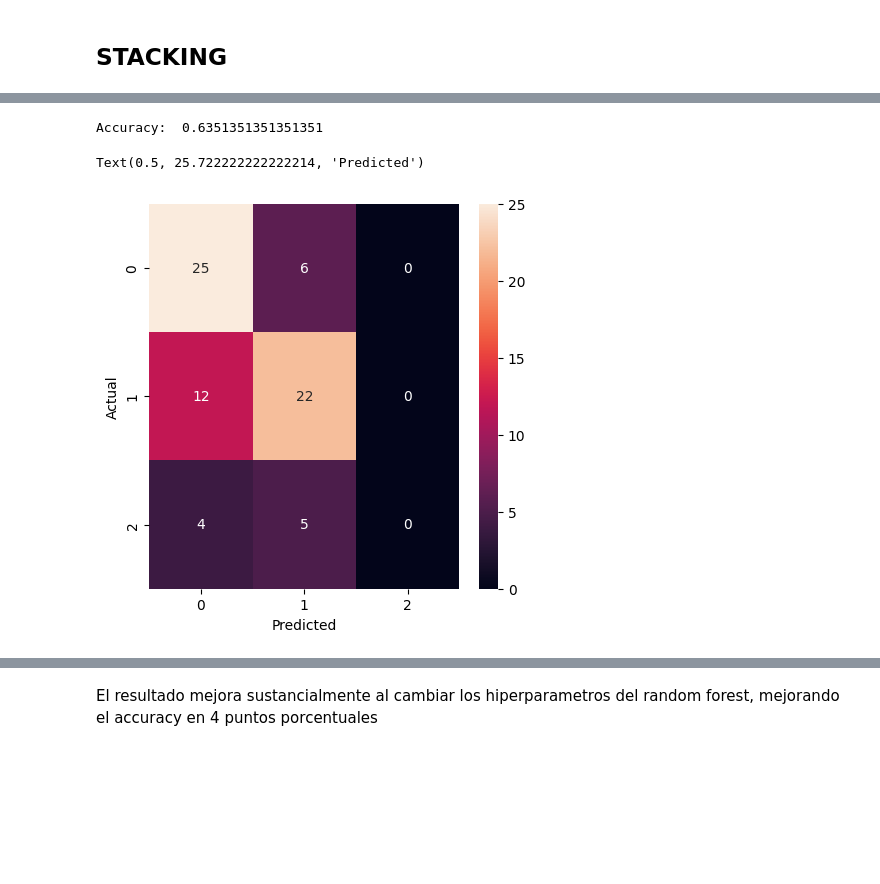
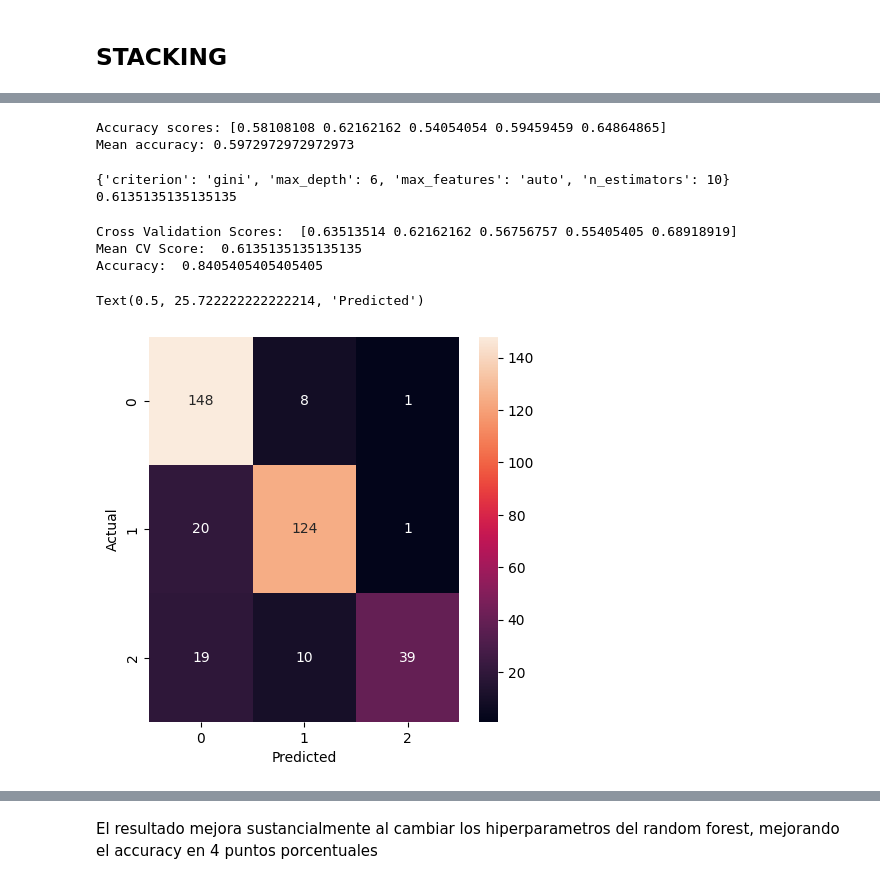
Before and after one commit to unaimleal/spri_reto_07_morado, a Jupyter notebook: modelado_adquisicion.ipynb, the cells around one changed output, grey strips where cells are left out. Drawn from its saved outputs; the diff is of its cells as text; code cells hidden in the pictures; blank space fills up the shorter version.

```diff
--- a/modelado_adquisicion.ipynb
+++ b/modelado_adquisicion.ipynb
@@ -12,6 +15,9 @@ warnings.filterwarnings("ignore", category=ConvergenceWarning)
 # %%
 CARPETA_DATOS_LIMPIOS = 'Datos/Limpios/'
 df= pd.read_csv(os.path.join(CARPETA_DATOS_LIMPIOS, 'df_adquisicion.csv'))
+lista_variables= ['growth_stage', 'startup', 'b2b_b2c', 'Nombre_sabi']
+df = df.drop(lista_variables, axis=1)
+
 df_missings= pd.read_csv(os.path.join(CARPETA_DATOS_LIMPIOS, 'df_adquisicion_missings.csv'))
 # %% [markdown]
 # Se entrenan los modelos con el df completo
@@ -41,5 +42,5 @@ X_training, X_validation, y_training, y_validation = train_test_split(X_train, y
 from tpot import TPOTClassifier
 
 tpot = TPOTClassifier(generations=5, population_size=50, verbosity=2, random_state=42, n_jobs=-1)
-tpot.fit(X_training, y_training)
+tpot.fit(X_train, y_train)
 # %% [output]
@@ -161,19 +159,62 @@ Text(0.5, 25.722222222222214, 'Predicted')
+# %%
+# bagging
+from sklearn.ensemble import BaggingClassifier
+
+clf = BaggingClassifier(base_estimator=RandomForestClassifier(), n_estimators=10, random_state=0)
+
+scores = cross_val_score(clf, X_train, y_train, cv=5)
+
+print('Accuracy scores:', scores)
+print('Mean accuracy:', scores.mean())
+# %% [output]
+Accuracy scores: [0.58108108 0.62162162 0.54054054 0.59459459 0.64864865]
+Mean accuracy: 0.5972972972972973
+# %%
+# se hace un grid search para encontrar los mejores parametros para el modelo
+
+from sklearn.model_selection import GridSearchCV
+
+param_grid = {
+    'n_estimators': [10, 50, 100, 200, 500],
+    'max_features': ['auto', 'sqrt', 'log2'],
+    'max_depth' : [4,5,6,7,8],
+    'criterion' :['gini', 'entropy']
+}
+
+CV_rfc = GridSearchCV(estimator=RandomForestClassifier(random_state=0), param_grid=param_grid, cv= 5)
+CV_rfc.fit(X_train, y_train)
+
+print(CV_rfc.best_params_)
+print(CV_rfc.best_score_)
+# %% [output]
+{'criterion': 'gini', 'max_depth': 6, 'max_features': 'auto', 'n_estimators': 10}
+0.6135135135135135
 # %%
-# bagging
+# se prueba el modelo con los hiperparametros encontrados
 
-from sklearn.ensemble import BaggingClassifier
+rf_mejorado = RandomForestClassifier(n_estimators=10, max_features='auto', max_depth=6, criterion='gini', random_state=0)
 
-clf = BaggingClassifier(base_estimator=RandomForestClassifier(), n_estimators=10, random_state=0).fit(X_training, y_training)
+scores = cross_val_score(rf_mejorado, X_train, y_train, cv=5)
 
-prediccion = clf.predict(X_validation)
-print('Accuracy: ', accuracy_score(y_validation, prediccion))
-# plot confusion matrix
-cm = confusion_matrix(y_validation, prediccion)
+print('Cross Validation Scores: ', scores)
+print('Mean CV Score: ', scores.mean())
+
+# Entrenar el modelo con todos los datos de entrenamiento
+rf_mejorado.fit(X_train, y_train)
+
+# Predecir en los datos de entrenamiento y obtener la exactitud
+prediccion = rf_mejorado.predict(X_train)
+print('Accuracy: ', accuracy_score(y_train, prediccion))
+
+# Graficar la matriz de confusión
+cm = confusion_matrix(y_train, prediccion)
 plt.figure(figsize=(5,5))
 sns.heatmap(cm, annot=True, fmt='d')
 plt.ylabel('Actual')
 plt.xlabel('Predicted')
 # %% [output]
-Accuracy:  0.6351351351351351
+Cross Validation Scores:  [0.63513514 0.62162162 0.56756757 0.55405405 0.68918919]
+Mean CV Score:  0.6135135135135135
+Accuracy:  0.8405405405405405
 Text(0.5, 25.722222222222214, 'Predicted')
-[figure, old version]
+[figure, new version]
```
Also changed, not shown: parts of 22 cells of this notebook, 1 other file.
